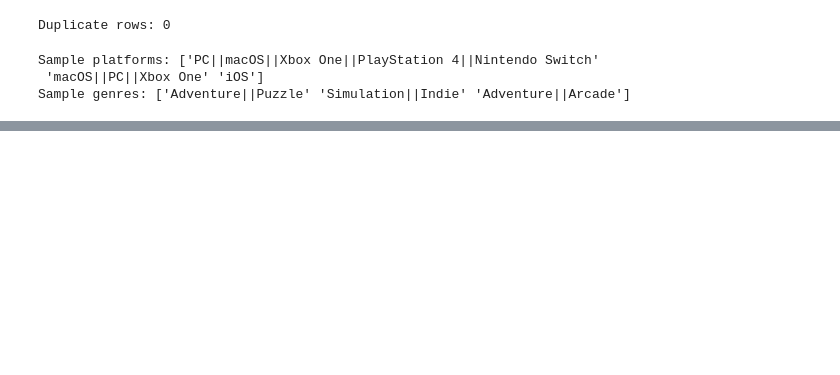
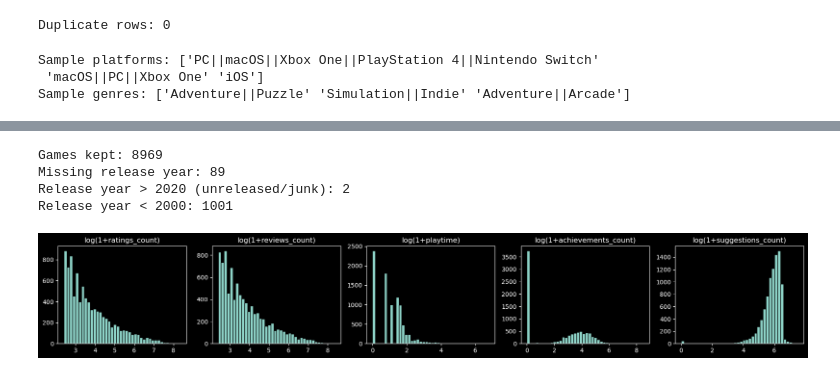
Before and after one commit to anushka-rodrigo/Gamified_ML, a Jupyter notebook: notebook/gamifiedML.ipynb, the cells around one changed output, grey strips where cells are left out. Drawn from its saved outputs; the diff is of its cells as text; code cells hidden in the pictures; blank space fills up the shorter version.

```diff
--- a/notebook/gamifiedML.ipynb
+++ b/notebook/gamifiedML.ipynb
@@ -294,0 +266,28 @@ Sample genres: ['Adventure||Puzzle' 'Simulation||Indie' 'Adventure||Arcade']
+# %%
+# rating cutoff -> low cutoff means more data but noisier labels, high cutoff means clean lables but few rows
+# 10 is a suitable cutoff, evident from above
+
+MIN_RATINGS = 10
+
+rated = rated_all[rated_all['ratings_count'] >= MIN_RATINGS].copy()
+rated['released'] = pd.to_datetime(rated['released'], errors='coerce')
+rated['release_year'] = rated['released'].dt.year
+
+print("Games kept:", len(rated))
+print("Missing release year:", rated['release_year'].isnull().sum())
+print("Release year > 2020 (unreleased/junk):", (rated['release_year'] > 2020).sum())
+print("Release year < 2000:", (rated['release_year'] < 2000).sum())
+
+skew_cols = ['ratings_count', 'reviews_count', 'playtime', 'achievements_count', 'suggestions_count']
+fig, axes = plt.subplots(1, 5, figsize=(18, 3))
+for ax, c in zip(axes, skew_cols):
+    ax.hist(np.log1p(rated[c]), bins=40, edgecolor='black')
+    ax.set_title(f'log(1+{c})')
+plt.tight_layout()
+plt.show()
+# %% [output]
+Games kept: 8969
+Missing release year: 89
+Release year > 2020 (unreleased/junk): 2
+Release year < 2000: 1001
+[figure, added]
```
Also changed, not shown: parts of 15 cells of this notebook, 1 other file.
